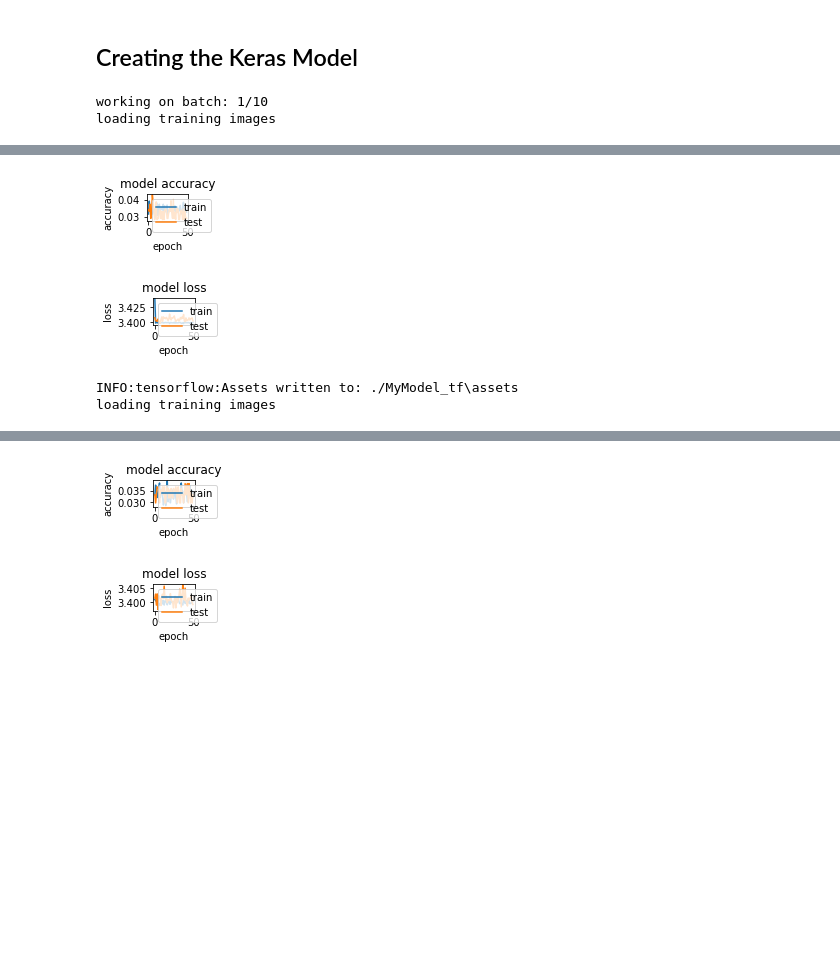
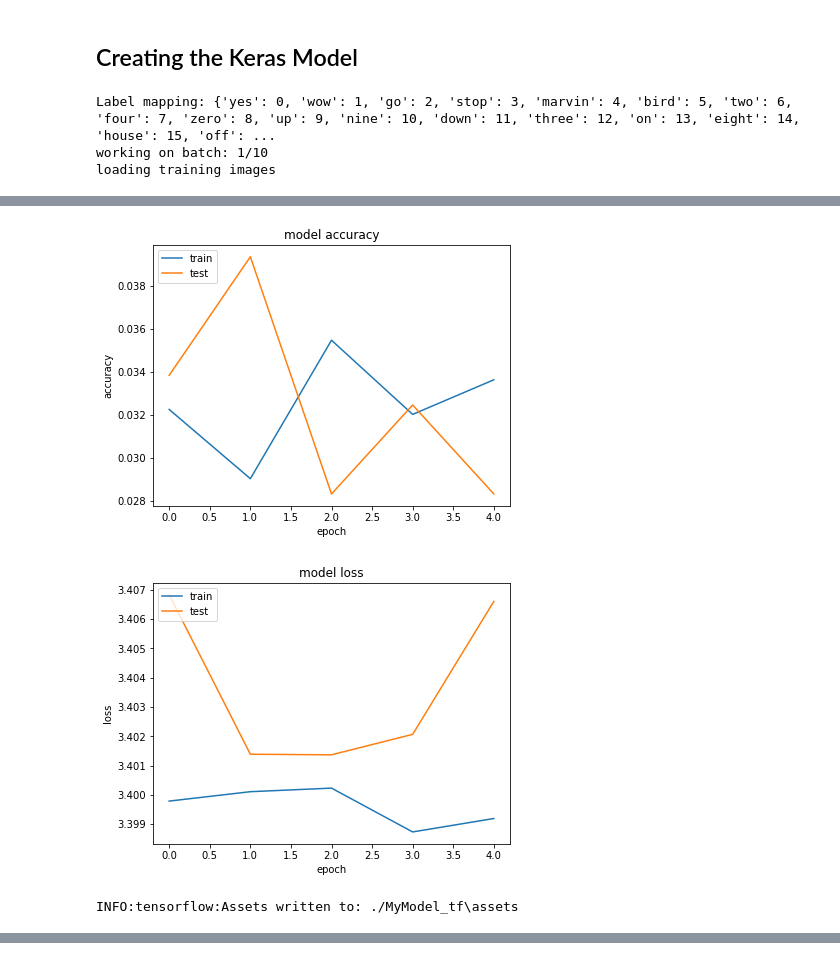
Before and after one commit to rlew631/SpeechRecognition, a Jupyter notebook: model_train_and_test.ipynb, the cells around one changed output, grey strips where cells are left out. Drawn from its saved outputs; the diff is of its cells as text; code cells hidden in the pictures; blank space fills up the shorter version.

```diff
--- a/model_train_and_test.ipynb
+++ b/model_train_and_test.ipynb
@@ -144,13 +143,14 @@ master_df.head()
 ## Creating the Keras Model
 # %%
 def new_keras():
+    # low vram utilization, try changing or adding conv layers
     # input_shape = (imheight, imwidth, 1)
     input_shape = (36, 54, 1)
 
     model = Sequential()
     model.add(Conv2D(32, kernel_size=(5, 5), activation='relu', input_shape=input_shape))
-    # model.add(Conv2D(32, kernel_size=(3, 3), activation='relu'))
-    #model.add(MaxPooling2D(pool_size=(2, 2), input_shape=(None, 4, 32, 50, 12)))
+    # model.add(MaxPooling2D(pool_size=(2, 2)))
+    model.add(Conv2D(32, kernel_size=(3, 3), activation='relu'))
     model.add(MaxPooling2D(pool_size=(2, 2)))
     model.add(Flatten())
     model.add(Dropout(0.2))
@@ -158,7 +158,7 @@ def new_keras():
     model.add(Dropout(0.2))
     model.add(Dense(num_classes, activation='softmax'))
 
-    opt = keras.optimizers.Adam(learning_rate=0.01)
+    opt = keras.optimizers.Adam(learning_rate=0.01) #if not converging try increasing
     model.compile(loss=keras.losses.categorical_crossentropy, optimizer=opt, metrics=['accuracy'])
     print(model.summary())
     return model
@@ -174,6 +174,9 @@ def load_waves(fpath):
     return(normgram)
 # %%
 def plot_results(history):
+    # change figsize back to default size
+    plt.rcParams['figure.figsize'] = [6.4, 4.8]
+
     # summarize history for accuracy
     plt.plot(history.history['accuracy'])
     plt.plot(history.history['val_accuracy'])
@@ -182,6 +185,7 @@ def plot_results(history):
     plt.xlabel('epoch')
     plt.legend(['train', 'test'], loc='upper left')
     plt.show()
+
     # summarize history for loss
     plt.plot(history.history['loss'])
     plt.plot(history.history['val_loss'])
@@ -193,28 +197,32 @@ def plot_results(history):
 # %%
 num_classes = len(master_df['target'].unique().tolist())
 #SKF is just being used to batch the data into memory, not do any sort of k-fold training process
-total_batch_count = 10
-skf = StratifiedKFold(n_splits=total_batch_count, shuffle=True, random_state=42)
+total_splits = 10
+
+skf = StratifiedKFold(n_splits=total_splits, shuffle=True, random_state=42)
 
 X_master = master_df['filename'][[(val in ['train','val']) for val in master_df['train_val_test']]]
 y_master = master_df['target'][[(val in ['train','val']) for val in master_df['train_val_test']]]
 X_master, y_master = np.array(X_master), np.array(y_master)
 
-enc = OneHotEncoder(handle_unknown='ignore')
-enc.fit(np.array(y_master).reshape(-1, 1))
+# from https://www.educative.io/edpresso/how-to-perform-one-hot-encoding-using-keras
+# also has link to OHE using sklearn
+y_master_set = list(set(y_master))
+mapping = {}
+for x in range(len(y_master_set)):
+    mapping[y_master_set[x]] = x
+print(f'Label mapping: {mapping}')
 
-batch_count = 0
+batch_count = 1
 for train_index, test_index in skf.split(X_master, y_master):
-    batch_count += 1
-    print(f'working on batch: {batch_count}/{total_batch_count}')
+    print(f'working on batch: {batch_count}/{total_splits}')
     rs = ShuffleSplit(n_splits=2, test_size=.25, random_state=42)
+#     rs = ShuffleSplit(n_splits=1, test_size=.25, random_state=42)
     X, y = X_master[test_index], y_master[test_index]
     for train_index2, test_index2 in rs.split(X):
-        #should only run once but is currently running twice
+        #should only run once but is currently running twice (w/ n_splits = 2)
         X_train, X_val = X[train_index2], X[test_index2]
         y_train, y_val = y[train_index2], y[test_index2]
-        #print(X_train.shape[0])
-        #print(X_val.shape[0])
         # Split is done, X=filename, y=target
 
         train_sound_clips = []
@@ -222,49 +230,61 @@ for train_index, test_index in skf.split(X_master, y_master):
 
         print(f'loading training images')
         for fpath in X_train:
+            # update code to `try` loading pickles
+            # or preprocess sound clips and save as pickles
             redgram = load_waves(fpath)
             # print(np.shape(redgram))
             # redgram shape is (36, 54)
             train_sound_clips.append(redgram)
-        train_sound_clips = np.array(train_sound_clips, dtype=object)
-        train_sound_clips = np.asarray(train_sound_clips).astype('float32')
+#         playing with dtypes...
+#         train_sound_clips = np.array(train_sound_clips, dtype=object)
+#         train_sound_clips = np.asarray(train_sound_clips).astype('float32')
+#         train_sound_clips = train_sound_clips.astype('float32')
+        train_sound_clips = np.array(train_sound_clips, dtype=np.float32)
 
         print(f'loading validation images')
         for fpath in X_val:
             redgram = np.array(load_waves(fpath))
             val_sound_clips.append(redgram)
-        val_sound_clips = np.array(val_sound_clips, dtype=object)
-        val_sound_clips = np.asarray(val_sound_clips).astype('float32')
+#         playing with dtypes...
+#         val_sound_clips = np.array(val_sound_clips, dtype=object)
+#         val_sound_clips = np.asarray(val_sound_clips).astype('float32')
+#         val_sound_clips = val_sound_clips.astype('float32')
+        val_sound_clips = np.array(val_sound_clips, dtype=np.float32)
 
         print('reshaping...')
         x_train = train_sound_clips.reshape(X_train.shape[0],
                                             train_sound_clips.shape[1],
                                             train_sound_clips.shape[2],1)
-        # y_train = keras.utils.to_categorical(y_train, num_classes)
-        y_train = enc.transform(y_train.reshape(-1, 1)).toarray()
+        print(f'xtrain shape:{x_train.shape}')
+        for y in range(len(y_train)):
+            y_train[y] = mapping[y_train[y]]
+        y_train = keras.utils.to_categorical(y_train, num_classes)
+
         x_val = val_sound_clips.reshape(X_val.shape[0],
                                         val_sound_clips.shape[1],
                                         val_sound_clips.shape[2],1)
-        # y_val = keras.utils.to_categorical(y_val, num_classes)
-        y_val = enc.transform(y_val.reshape(-1, 1)).toarray()
-        print(f'xtrain shape:{x_train.shape}')
         print(f'xval shape:{x_val.shape}')
+        for y in range(len(y_val)):
+            y_val[y] = mapping[y_val[y]]
+        y_val = keras.utils.to_categorical(y_val, num_classes)
 
         try:
             loaded_model = tf.keras.models.load_model('./MyModel_tf')
-            history = loaded_model.fit(x_train, y_train, batch_size=4, epochs=50, verbose=1, validation_data=(x_val, y_val))
+            history = loaded_model.fit(x_train, y_train, batch_size=4, epochs=5, verbose=1, validation_data=(x_val, y_val))
             plot_results(history)
             loaded_model.save('./MyModel_tf',save_format='tf')
         except:
             print("Starting with a fresh model")
             model = new_keras()
-            history = model.fit(x_train, y_train, batch_size=4, epochs=50, verbose=1, validation_data=(x_val, y_val))
+            history = model.fit(x_train, y_train, batch_size=4, epochs=5, verbose=1, validation_data=(x_val, y_val))
             plot_results(history)
             model.save('./MyModel_tf',save_format='tf')
             model=[]
-
-    print(f'done with batch:{batch_count}/{total_batch_count}')
+    print(f'done with batch:{batch_count}/{total_splits}')
+    batch_count += 1
 # %% [output]
+Label mapping: {'yes': 0, 'wow': 1, 'go': 2, 'stop': 3, 'marvin': 4, 'bird': 5, 'two': 6, 'four': 7, 'zero': 8, 'up': 9, 'nine': 10, 'down': 11, 'three': 12, 'on': 13, 'eight': 14, 'house': 15, 'off': ...
 working on batch: 1/10
 loading training images
 loading validation images
@@ -287,4 +304,3 @@ Epoch 50/50
-[figure, old version]
+[figure, new version]
-[figure, old version]
+[figure, new version]
 INFO:tensorflow:Assets written to: ./MyModel_tf\assets
-loading training images
@@ -308,2 +307,0 @@ Epoch 50/50
-[figure, removed]
-[figure, removed]
```
Also changed, not shown: parts of 3 cells of this notebook, 2 other files.
